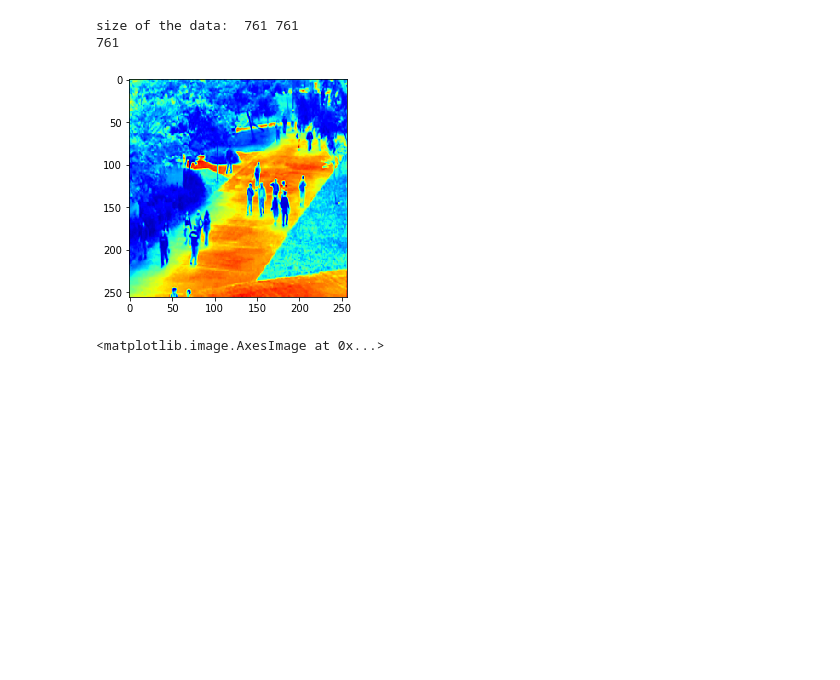
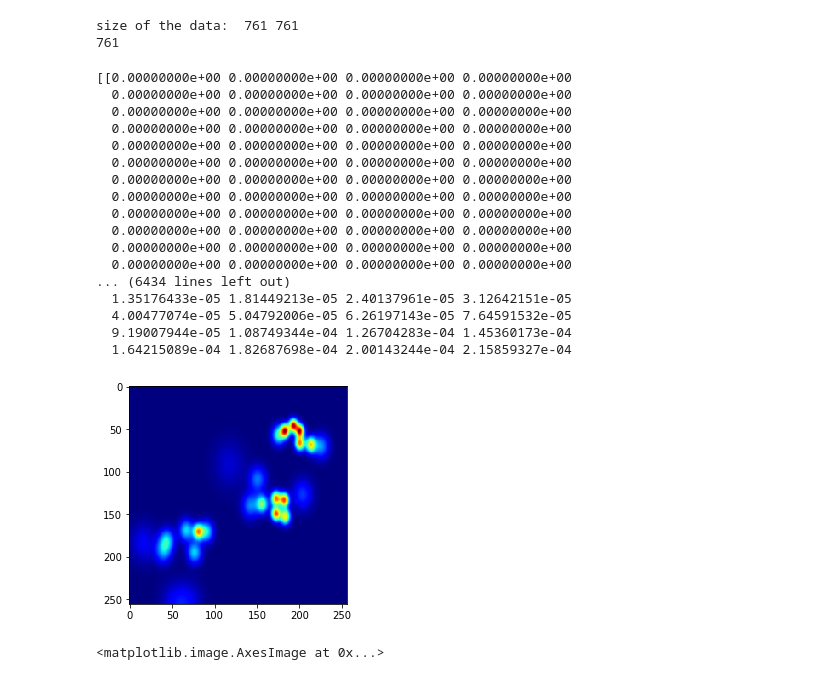
Before and after one commit to francois-baptiste/Precipitation-Nowcasting, a Jupyter notebook: playground.ipynb, the cells around one changed output. Drawn from its saved outputs; the diff is of its cells as text; code cells hidden in the pictures; blank space fills up the shorter version.

```diff
--- a/playground.ipynb
+++ b/playground.ipynb
@@ -181,11 +181,11 @@ class Ucsd_loader1():
         for i in range(len(self.all_glist[index])):
             gt_file = h5py.File(self.all_glist[index][i],'r')
             labeli = np.float32(np.asarray(gt_file['density']))
-            labeli = Image.fromarray(labeli).resize((self.img_size,self.img_size),Image.BILINEAR)
+            labeli = Image.fromarray(labeli)
             label.append(np.asarray(labeli))
 
 
-            datai = Image.open(self.all_dlist[index][i]).resize((self.img_size, self.img_size),Image.BILINEAR)
+            datai = Image.open(self.all_dlist[index][i])
             datai = np.asarray(datai)
             data.append(datai)
 
@@ -196,7 +196,7 @@ class Ucsd_loader1():
     def __len__(self):
         return len(self.all_glist)
 # %%
-dataloader0 = Ucsd_loader1('data/train/','data/train_gt',15)
+dataloader0 = Ucsd_loader1('data/test_fixed/','data/test_fixed_gt',15)
 # dataloader0 = Dataloader0('data/trainset/',5,15, 800)
 data,label = dataloader0.__getitem__(0)
 print(label.shape)
@@ -226,22 +228,41 @@ trainloader = DataLoader(
 size of the data:  761 761
 761
 # %%
+np.set_printoptions(threshold=np.nan)
 from torch.autograd import Variable
 import torchvision
 for iteration, data in enumerate(trainloader):
     X, Y = data
 #     X = Variable(X, requires_grad=False).cuda()
 #     X = X[0][-1].data.cpu().numpy()
     print()
 #     img = X[0][0]
 #     print(np.sum(img.numpy()))
 #     Y = Y[0][0].numpy()
 
 #     test = Image.fromarray(Y)
-    plt.imshow(X[0][0], cmap=CM.jet)
+    print(Y[0][0].numpy())
+    plt.imshow(Y[0][0], cmap=CM.jet)
     break
 # %% [output]
+[[0.00000000e+00 0.00000000e+00 0.00000000e+00 0.00000000e+00
+  0.00000000e+00 0.00000000e+00 0.00000000e+00 0.00000000e+00
+  0.00000000e+00 0.00000000e+00 0.00000000e+00 0.00000000e+00
+  0.00000000e+00 0.00000000e+00 0.00000000e+00 0.00000000e+00
+  0.00000000e+00 0.00000000e+00 0.00000000e+00 0.00000000e+00
+  0.00000000e+00 0.00000000e+00 0.00000000e+00 0.00000000e+00
+  0.00000000e+00 0.00000000e+00 0.00000000e+00 0.00000000e+00
+  0.00000000e+00 0.00000000e+00 0.00000000e+00 0.00000000e+00
+  0.00000000e+00 0.00000000e+00 0.00000000e+00 0.00000000e+00
+  0.00000000e+00 0.00000000e+00 0.00000000e+00 0.00000000e+00
+  0.00000000e+00 0.00000000e+00 0.00000000e+00 0.00000000e+00
+  0.00000000e+00 0.00000000e+00 0.00000000e+00 0.00000000e+00
+... (6434 lines left out)
+  1.35176433e-05 1.81449213e-05 2.40137961e-05 3.12642151e-05
+  4.00477074e-05 5.04792006e-05 6.26197143e-05 7.64591532e-05
+  9.19007944e-05 1.08749344e-04 1.26704283e-04 1.45360173e-04
+  1.64215089e-04 1.82687698e-04 2.00143244e-04 2.15859327e-04
-[figure, old version]
+[figure, new version]
 # %%
 load = np.loadtxt('data/ucsd_mask.txt')
 datai = Image.fromarray(load)
```
Also changed, not shown: parts of 3 cells of this notebook, 5 other files.
